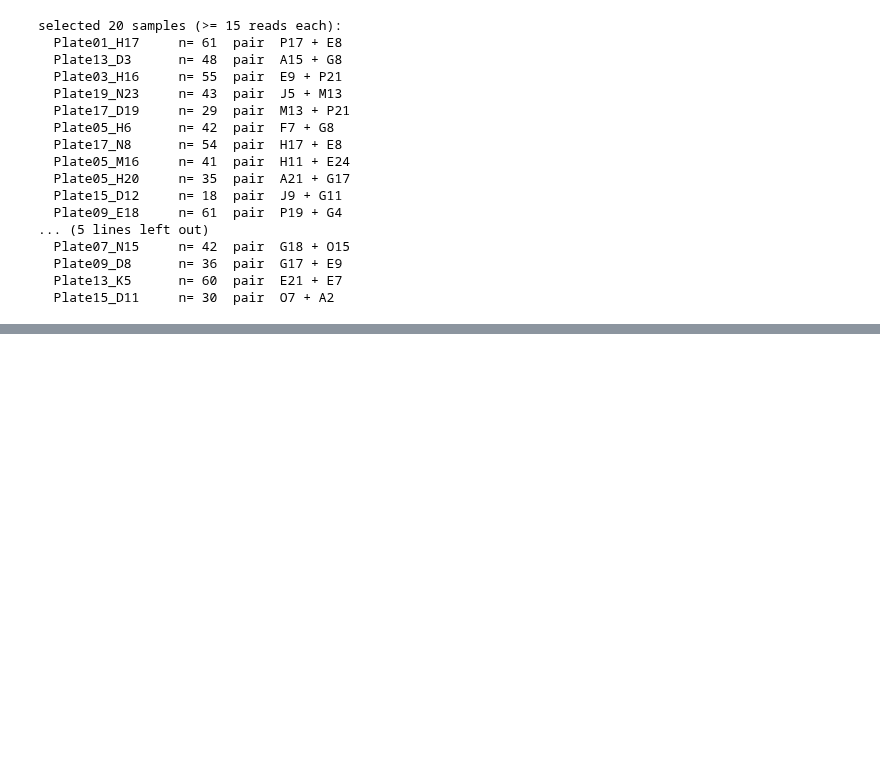
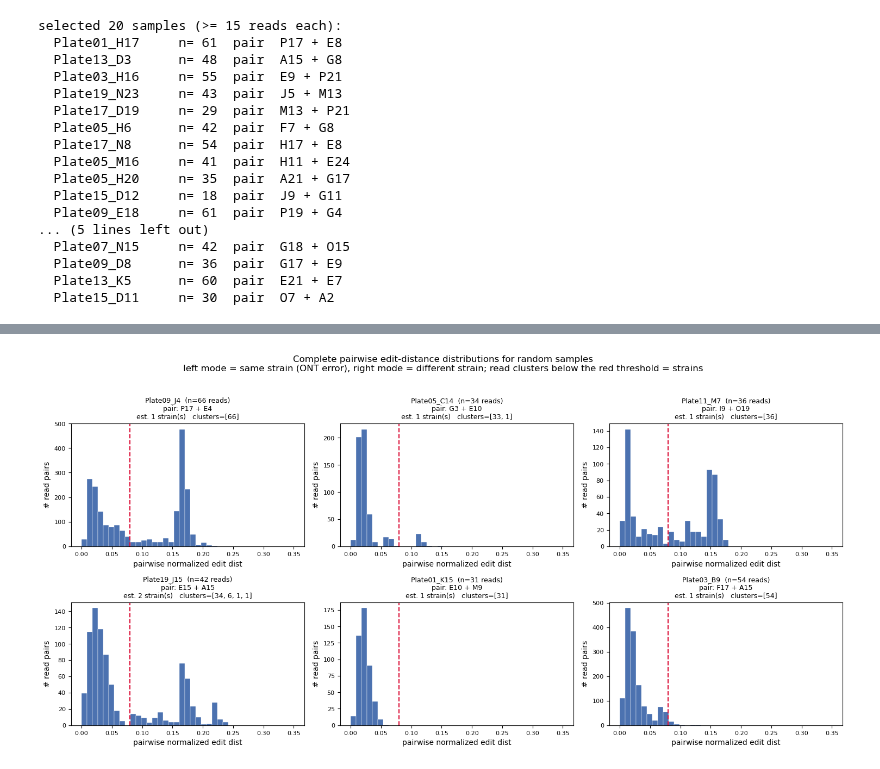
Before and after one commit to RatzkeLab/pairwise-interactions, a Jupyter notebook: 20260630/analysis/check_reads2.ipynb, the cells around one changed output, grey strips where cells are left out. Cells and saved outputs as stored; diff of their text form; code cells hidden in the pictures; blank space fills up the shorter version.

```diff
--- a/20260630/analysis/check_reads2.ipynb
+++ b/20260630/analysis/check_reads2.ipynb
@@ -149,0 +403,37 @@ plt.show()
+# %%
+# ---- illustrate a few randomly chosen samples ------------------------------
+show_rng = random.Random(SEED + 7)
+picks = show_rng.sample(list(results.index), 6)
+
+ncols = 3
+nrows = int(np.ceil(len(picks) / ncols))
+fig, axes = plt.subplots(nrows, ncols, figsize=(5 * ncols, 3.6 * nrows))
+axes = np.atleast_1d(axes).ravel()
+
+for ax, ridx in zip(axes, picks):
+    row = results.loc[ridx]
+    sid = row["sample_id"]
+    dvec = dist_vectors[sid]
+    ax.hist(dvec, bins=np.linspace(0, max(0.35, float(dvec.max()) + 1e-6), 40),
+            color="#4C72B0", edgecolor="white", linewidth=0.3)
+    ax.axvline(DIST_THRESHOLD, color="crimson", ls="--", lw=1.5)
+    sizes = row["cluster_sizes"]
+    ax.set_title(f"{sid}  (n={row['n_reads']} reads)\n"
+                 f"{row['well_type']}: {row['strain1']} + {row['strain2']}\n"
+                 f"est. {row['est_strains']} strain(s)   clusters={sizes[:5]}",
+                 fontsize=9)
+    ax.set_xlabel("pairwise normalized edit dist")
+    ax.set_ylabel("# read pairs")
+    ax.tick_params(labelsize=8)
+
+for ax in axes[len(picks):]:
+    ax.axis("off")
+
+fig.suptitle("Complete pairwise edit-distance distributions for random samples\n"
+             "left mode = same strain (ONT error), right mode = different strain; "
+             "read clusters below the red threshold = strains",
+             fontsize=12, y=1.02)
+fig.tight_layout()
+plt.show()
+# %% [output]
+[figure, added]
```
Also changed, not shown: parts of 8 cells of this notebook.
